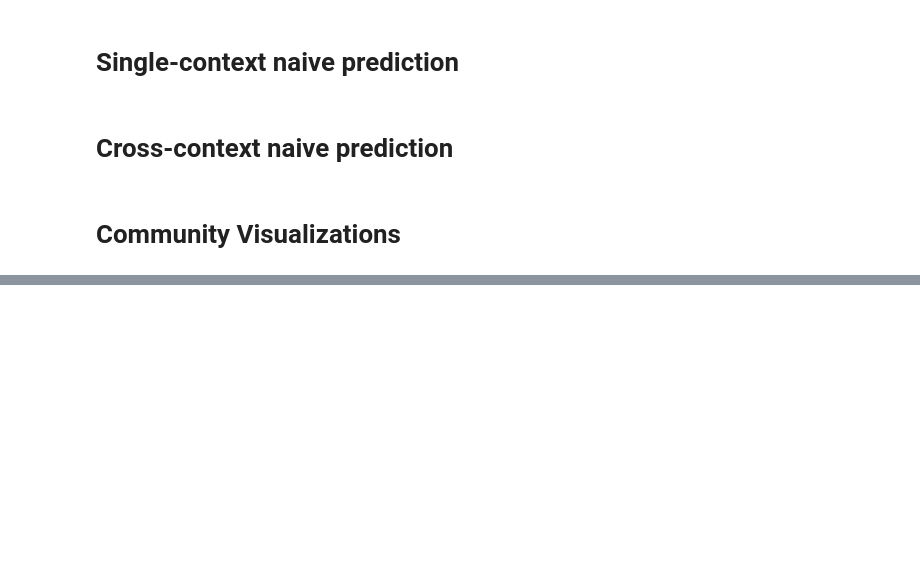
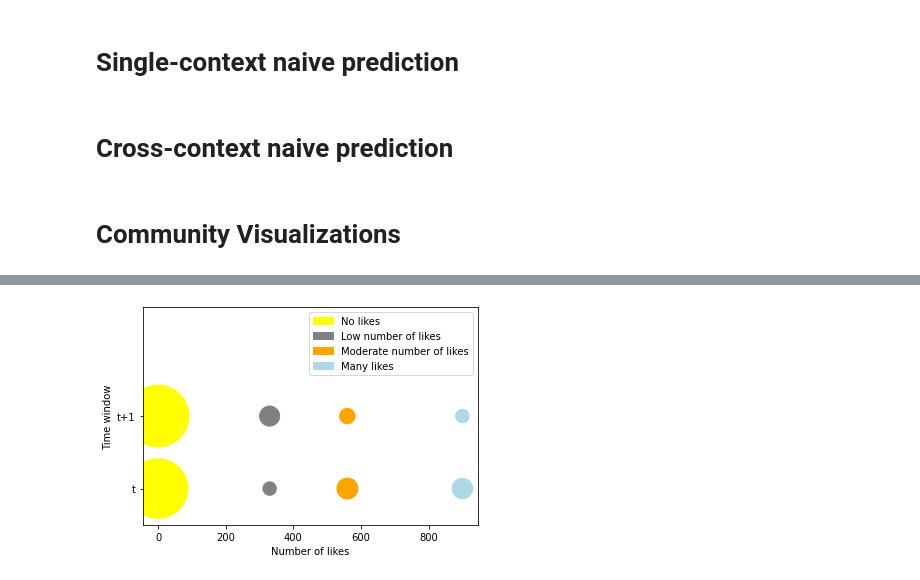
Before and after one commit to Alexx882/CA-CEP-model, a Jupyter notebook: data_analysis.ipynb, the cells around one changed output, grey strips where cells are left out. Cells and saved outputs as stored; diff of their text form; code cells hidden in the pictures; blank space fills up the shorter version.

```diff
--- a/data_analysis.ipynb
+++ b/data_analysis.ipynb
@@ -237,0 +438,19 @@ plt.show()
+# %%
+threshold = 20
+large_keys = [k for k, c in clusters.items() if c.size >= threshold] + [k for k, c in clusters2.items() if c.size >= threshold]
+large_keys = list(set(large_keys))
+large_keys.sort()
+
+old, new = {}, {}
+
+for k in large_keys:
+    c1 = clusters[k]
+    c2 = clusters2[k]
+    # print(k, c1.center[0], ": ", c1.size, c2.size)
+
+    # if abs(c1.size - c2.size) > c1.size*.3 \
+    #     and c1.center[0] > 25:
+    #     print(c1.center[0])
+
+    old[k] = c1
+    new[k] = c2
@@ -237,0 +461,43 @@ plt.show()
+# %%
+import matplotlib.pyplot as plt
+import matplotlib.patches as mpatches
+
+fig, ax = plt.subplots()
+
+cols = ['lightblue', 'orange', 'grey', 'yellow']*10
+size_factor = 20
+
+# old
+sc = ax.scatter(
+    [c.center[0]*10 for k, c in old.items()],
+    [0 for k, c in old.items()],
+    c=cols[:len(old)],
+    s=[c.size*size_factor for k, c in old.items()],
+    alpha = 1)
+
+# new
+sc = ax.scatter(
+    [c.center[0]*10 for k, c in new.items()],
+    [1 for k, c in new.items()],
+    c=cols[:len(new)],
+    s=[c.size*size_factor for k, c in new.items()],
+    alpha = 1)
+
+plt.yticks([0, 1], ['t', 't+1'])
+plt.ylim([-.5, 2.5])
+
+plt.ylabel("Time window")
+plt.xlabel("Number of likes")
+
+labels = ['No likes', 'Low number of likes', 'Moderate number of likes', 'Many likes']*10
+
+legend_patches = []
+for c, l in zip(cols[::-1][:len(old)], labels[:len(old)]):
+    pat = mpatches.Patch(color=c, label=l)
+    legend_patches.append(pat)
+
+plt.legend(handles=legend_patches)
+plt.show()
+plt.show()
+# %% [output]
+[figure, added]
```
Also changed, not shown: parts of 30 cells of this notebook, 5 other files.
